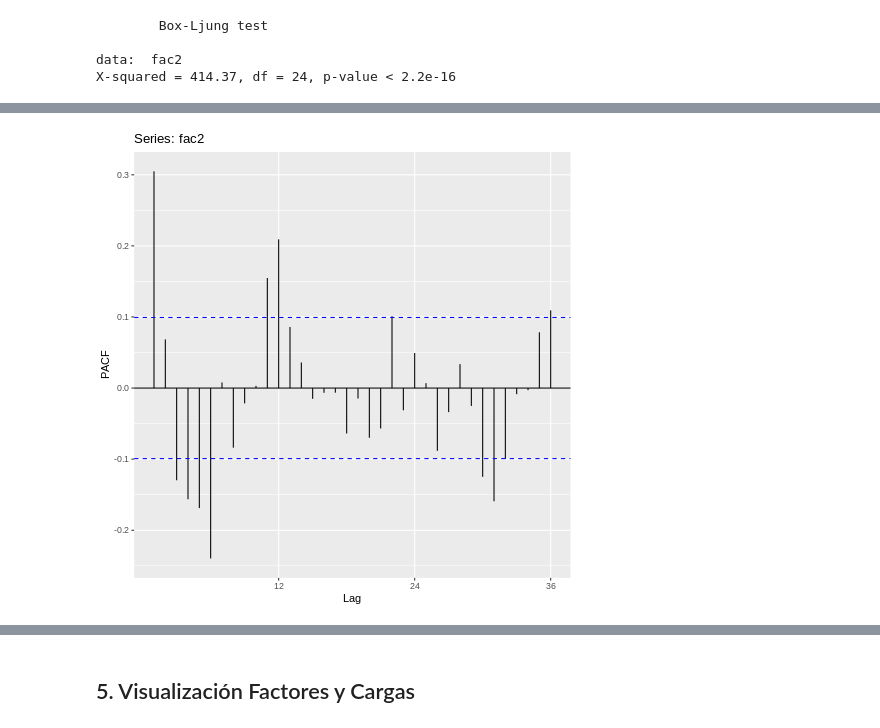
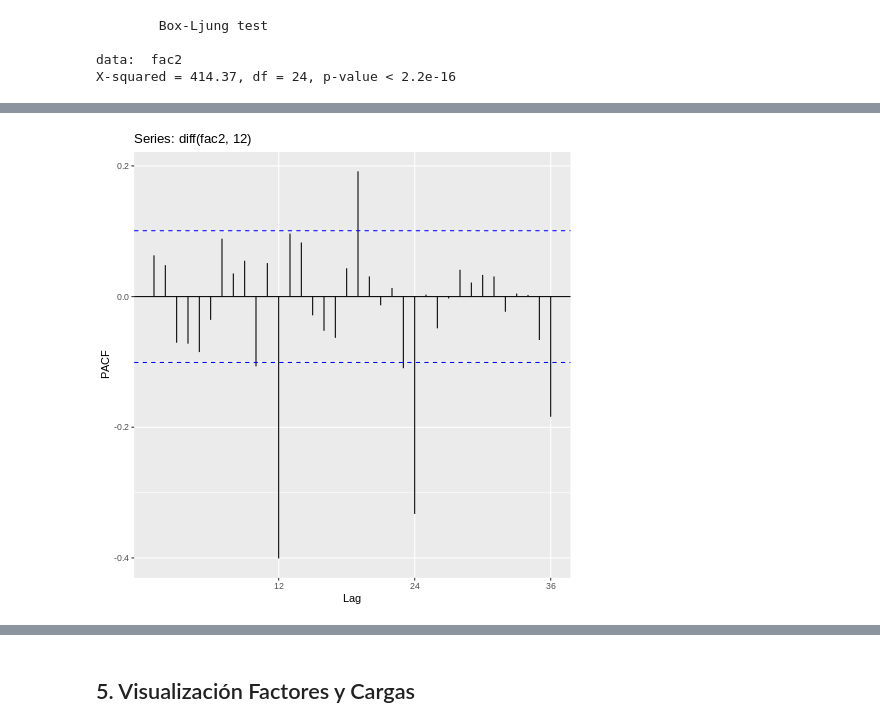
Before and after one commit to jofmorenore/TS_Climatic, a Jupyter notebook: R/SeasonalDFM_PrecipitationAirports6C.ipynb, the cells around one changed output, grey strips where cells are left out. Cells and saved outputs as stored; diff of their text form; code cells hidden in the pictures.

```diff
--- a/R/SeasonalDFM_PrecipitationAirports6C.ipynb
+++ b/R/SeasonalDFM_PrecipitationAirports6C.ipynb
@@ -606,5 +617,5 @@ ggAcf(fac2, lag.max = 36) # rezagos con ACf dentro de las bandas, excepto rezago
 # %%
 %%R
-ggPacf(fac2, lag.max = 36) # rezagos con PACf dentro de las bandas, excepto rezago = 12
+ggPacf(diff(fac2,12), lag.max = 36) # rezagos con PACf dentro de las bandas, excepto rezago = 12
 # %% [output]
-[figure, old version]
+[figure, new version]
```
Also changed, not shown: parts of 22 cells of this notebook.
